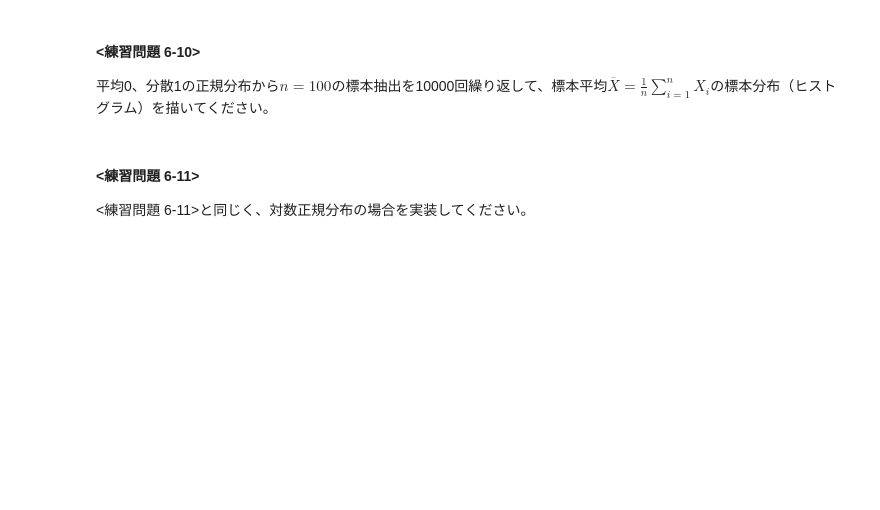
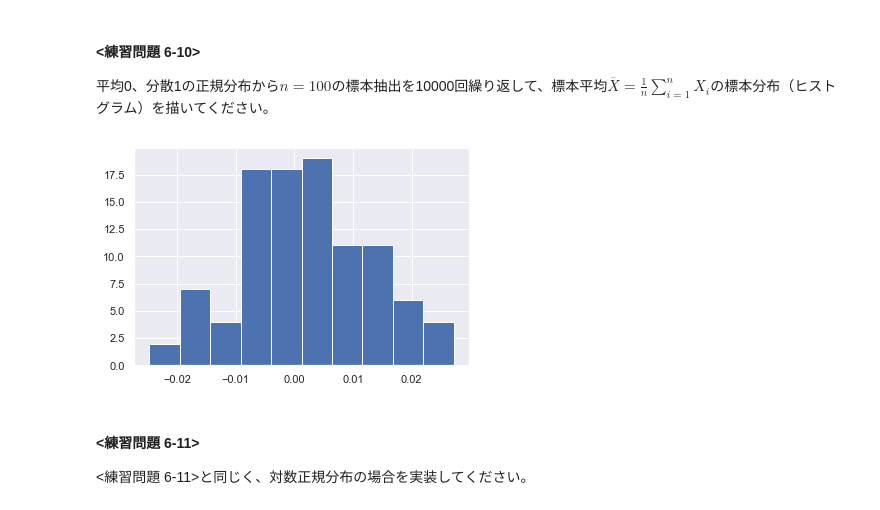
Before and after one commit to takafumi12/tokyou-u_chapters, a Jupyter notebook: GCI2020/week4/chapter6.ipynb, the cells around one changed output. Drawn from its saved outputs; the diff is of its cells as text; code cells hidden in the pictures; blank space fills up the shorter version.

```diff
--- a/GCI2020/week4/chapter6.ipynb
+++ b/GCI2020/week4/chapter6.ipynb
@@ -1512,3 +1521,16 @@ P(B_i|A) = \frac{P(A|B_i)P(B_i) }{\sum_{j = 1}^k P(A|B_j)P(B_j)}
 `coin_data = np.array([0,1])`
 
 この配列を使って、コイン投げの試行を1,000回実行し、その結果、表（値が0）ならびに裏（値が1）が出るそれぞれの確率を求めてください。
+# %%
+coin_data = np.array([0,1])
+
+# コインを１０００回投げてみる
+calc_steps = 1000
+
+# 1〜6のデータの中から、1000回の抽出を実施
+coin_throw = np.random.choice(coin_data, calc_steps)
+
+# それぞれの数字がどれくらいの割合で抽出されたか計算
+for i in range(1, 3):
+    p = len(coin_throw[coin_throw == (i - 1)]) / calc_steps
+    print(i-1 , 'が出る確率', p)
@@ -1711,6 +1771,18 @@ plt.grid(True)
 #### <練習問題 6-10>
 
 平均0、分散1の正規分布から$n=100$の標本抽出を10000回繰り返して、標本平均$\overline{X}=\frac{1}{n}\sum^n_{i=1}X_i$の標本分布（ヒストグラム）を描いてください。
+# %%
+# 正規分布
+while i < 9999:
+    i += 1
+    # np.random.normal(平均、標準偏差、サンプル数)
+    x = np.random.normal(0, 1, 100)
+    y = x.mean()
+
+plt.hist(y)
+plt.grid(True)
+# %% [output]
+[figure, added]
 # %% [markdown]
 #### <練習問題 6-11>
 
```
Also changed, not shown: parts of 32 cells of this notebook.
